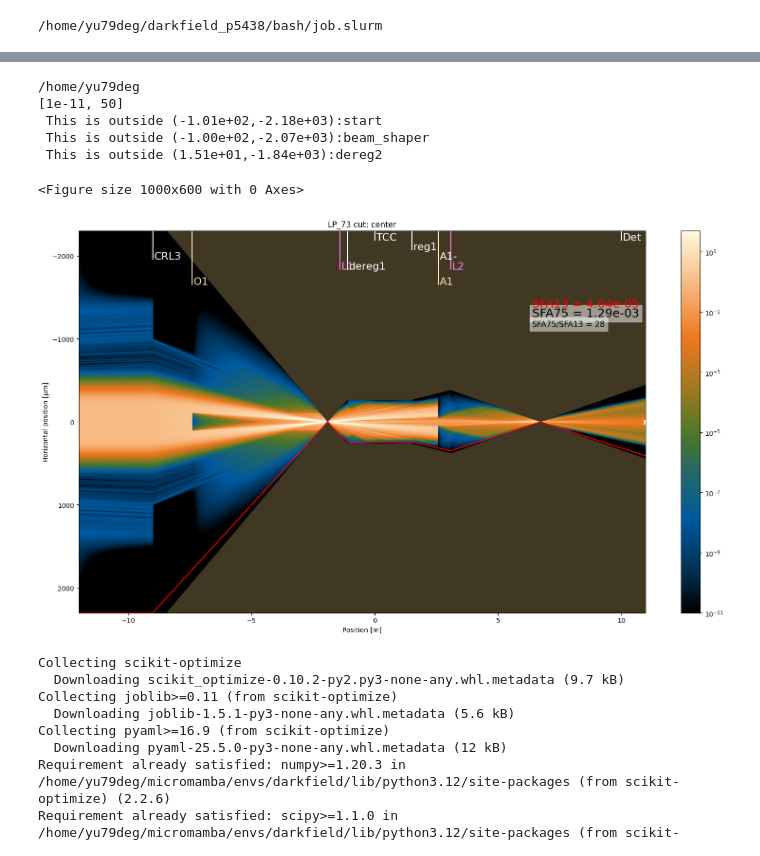
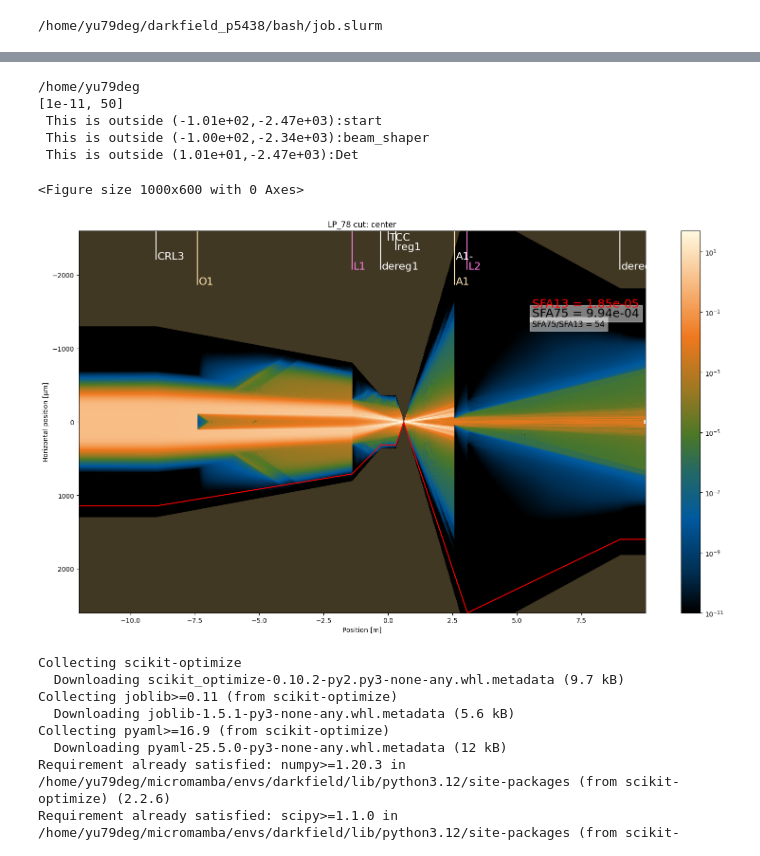
Before and after one commit to amatheron/AimeDF, a Jupyter notebook: notebooks/1st_conv_test.ipynb, the cells around one changed output, grey strips where cells are left out. Drawn from its saved outputs; the diff is of its cells as text; code cells hidden in the pictures.

```diff
--- a/notebooks/1st_conv_test.ipynb
+++ b/notebooks/1st_conv_test.ipynb
@@ -48,46 +48,46 @@ from darkfield.diffra_v2 import flow_plot
 
 project_dir = "darkfield_p5438/Aime"
 
-file = "LP_73" #name of the file
+file = "LP_78" #name of the file
 
 create_video_ff = 1 #create a video from the "ff" images.
 
 ############# PLOTTING PARAMETERS ############
 cl = [1e-11, 50] #Color scale (min, max) for the pcolor()
-gyax_def = [-2300, 2300, 0.1] #vertical axis (start, end, stepsize) (in [um])
+gyax_def = [-2600, 2600, 0.1] #vertical axis (start, end, stepsize) (in [um])
 vertical_type = 'center' #(center, integral, vert-integral)
 log = 1 #log or linear scale (LINEAR SCALE DOESNT WORK)
 xl = [-15,15] #horizontal axis limits
 xl = None #horizontal axis limits
 flow_plot_crange = 1e-5 #relative scale to plot images.
 
 #==================================================#
 flow_figs = 0 #save the flow figs (Pretty long to run!)
 create_video_ff = 0 #create a video from the saved pictures
 #==================================================#
 
 # Call the function
 flow_plot(project_dir, file, cl=cl, gyax_def=gyax_def,
           vertical_type=vertical_type, log=log, xl=xl,
           flow_figs=flow_figs, flow_plot_crange=flow_plot_crange)
 
 
 
 if create_video_ff and flow_figs:
     image_dir = f"darkfield_p5438/Aime/flow_figs/{file}"
     output_file = "movie.mp4"
     framerate = 10
     video_images_path = ""
     input_pattern = f"{image_dir}/ff_%04d.png"
     !ffmpeg -framerate {framerate} -i "{input_pattern}" -c:v libx264 -pix_fmt yuv420p "{image_dir}/{output_file}"
 # %% [output]
 /home/yu79deg
 [1e-11, 50]
- This is outside (-1.01e+02,-2.18e+03):start
- This is outside (-1.00e+02,-2.07e+03):beam_shaper
- This is outside (1.51e+01,-1.84e+03):dereg2
+ This is outside (-1.01e+02,-2.47e+03):start
+ This is outside (-1.00e+02,-2.34e+03):beam_shaper
+ This is outside (1.01e+01,-2.47e+03):Det
 <Figure size 1000x600 with 0 Axes>
-[figure, old version]
+[figure, new version]
 # %%
 !ffmpeg -version
 # %%
```
Also changed, not shown: parts of 3 cells of this notebook, 23 other files.
